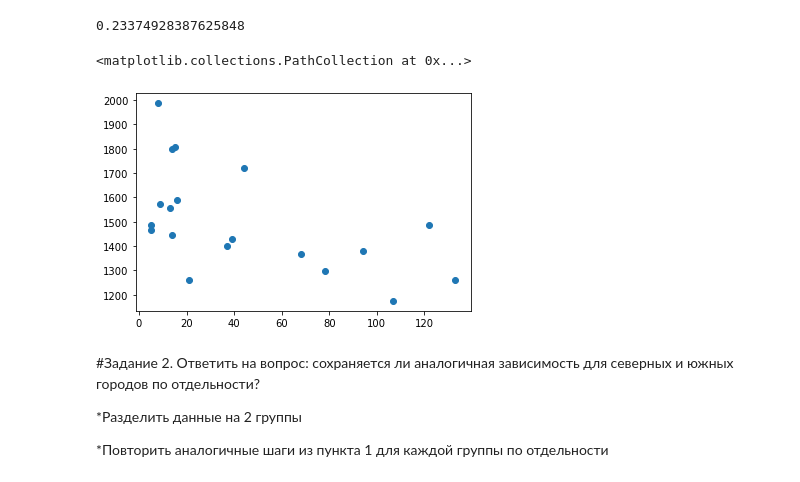
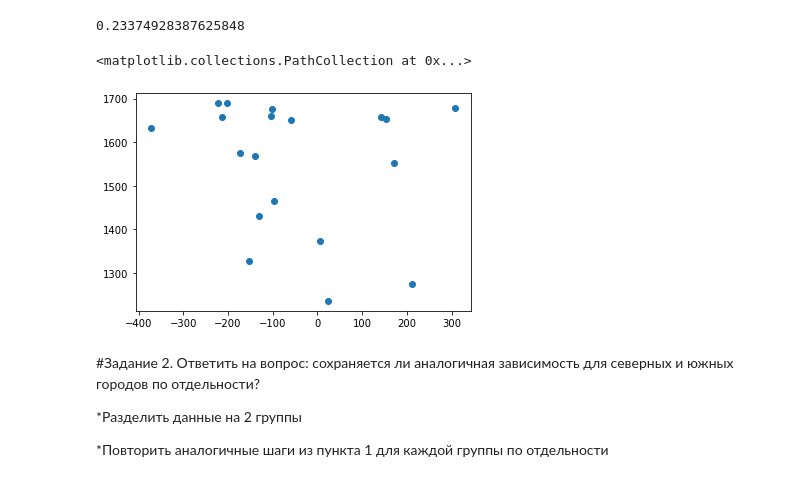
Before and after one commit to Yaroslavk93/Data-science, a Jupyter notebook: Pandas/Сorrelation.ipynb, the cells around one changed output. Saved outputs shown, nothing was run; the diff lists cells and outputs as text; code cells hidden in the pictures.

```diff
--- a/Pandas/Сorrelation.ipynb
+++ b/Pandas/Сorrelation.ipynb
@@ -62,15 +62,17 @@ model = LinearRegression()
 model.fit(X_train, y_train) #Cтроим модель линейной регрессии
 # %% [output]
 LinearRegression()
+# %%
+y_pred = model.predict(X_test)
 # %%
 model.score(X_test, y_test) #Возвращаем значение коэффициента детерминации
 # %% [output]
 0.23374928387625848
 # %%
-plt.scatter(X_test, y_test) #График остатков
+plt.scatter(y_test - y_pred, y_pred) #График остатков
 # %% [output]
 <matplotlib.collections.PathCollection at 0x...>
-[figure, old version]
+[figure, new version]
 # %% [markdown]
 #Задание 2. Ответить на вопрос: сохраняется ли аналогичная зависимость для северных и южных городов по отдельности?
 
```
Also changed, not shown: parts of 7 cells of this notebook.
